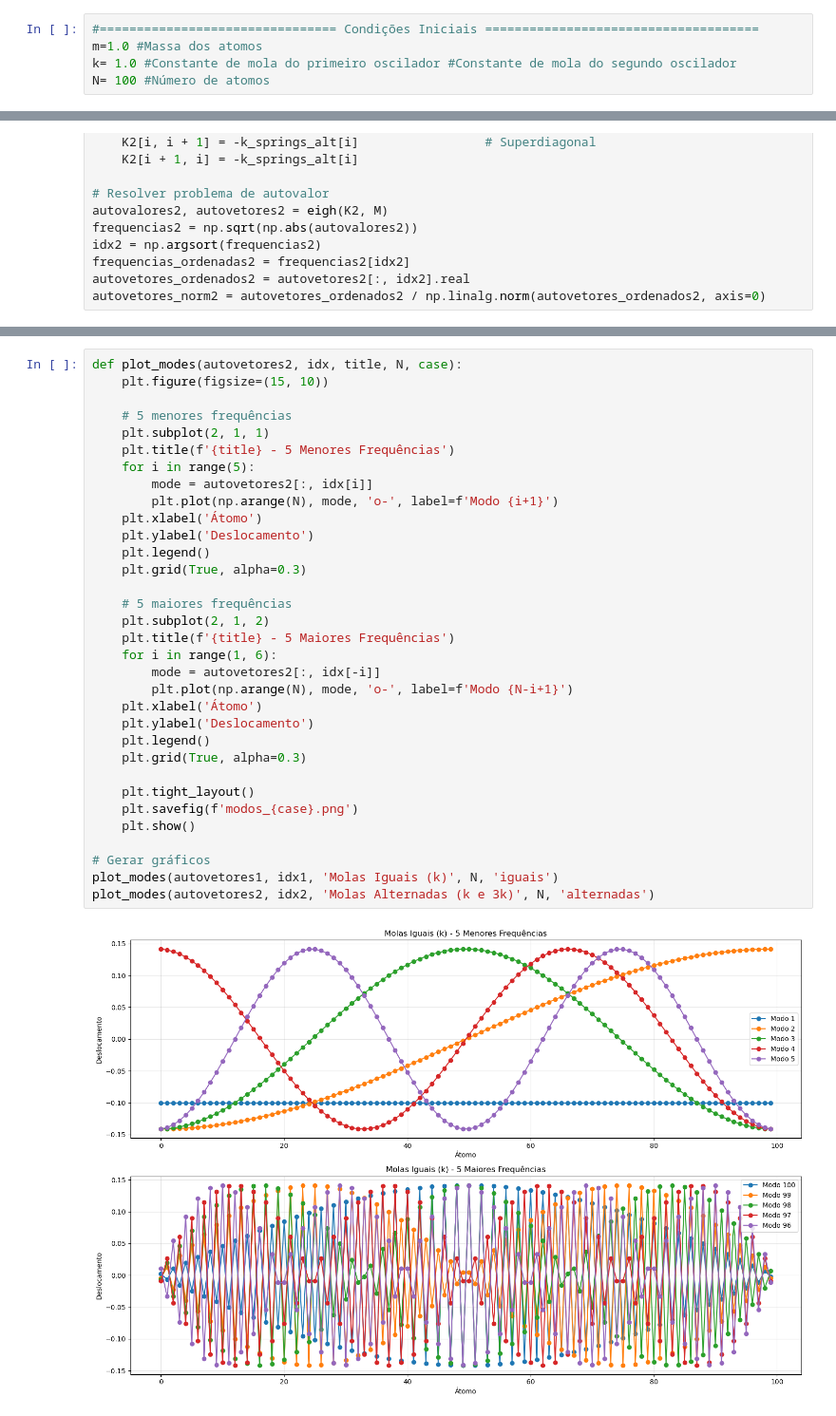
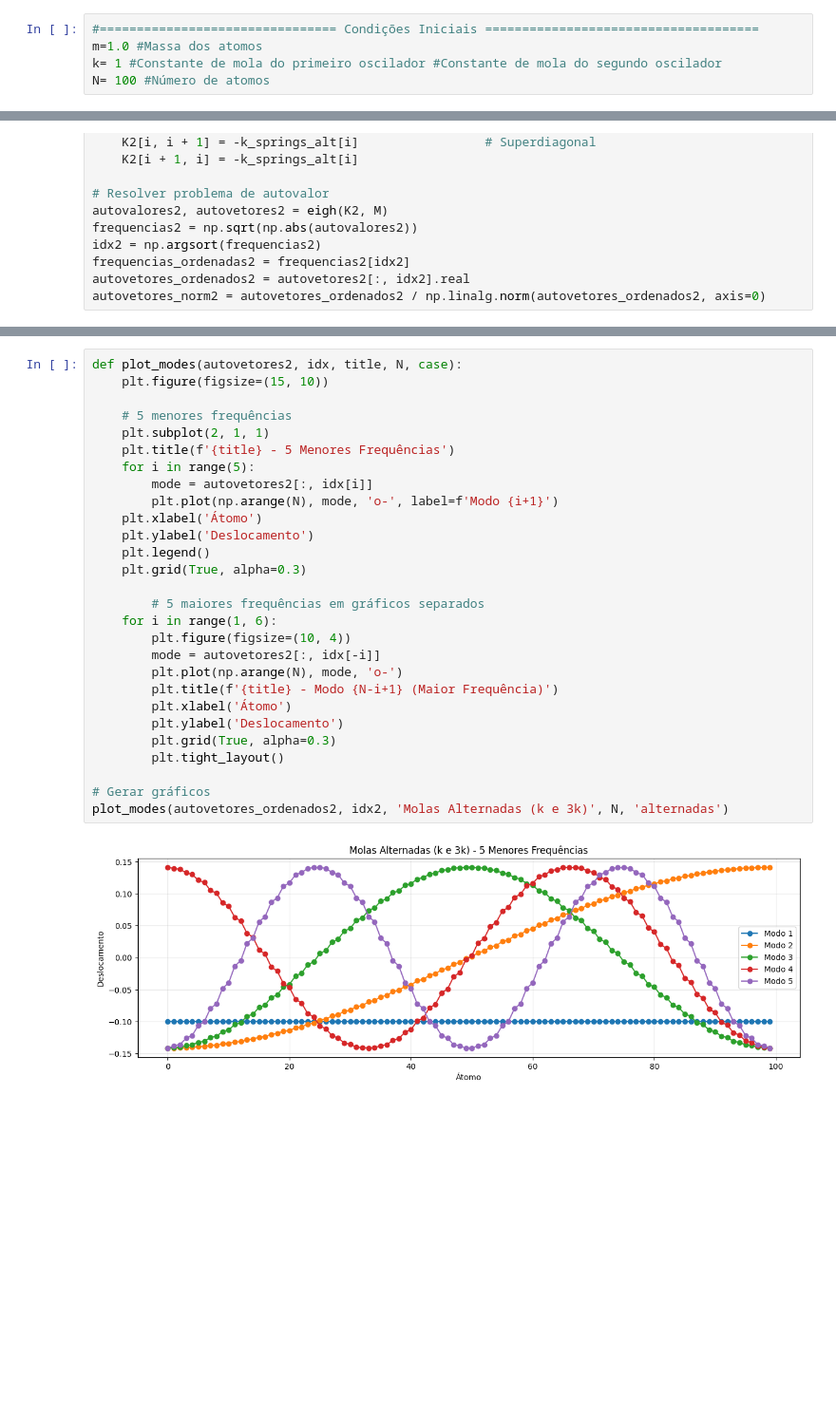
Before and after one commit to pimazzo/AV5, a Jupyter notebook: AV5.ipynb, the cells around one changed output, grey strips where cells are left out. Shown at 95% size. Saved outputs shown, nothing was run; the diff lists cells and outputs as text; blank space fills up the shorter version.

```diff
--- a/AV5.ipynb
+++ b/AV5.ipynb
@@ -11,7 +13,7 @@ import time
 # %%
 #================================ Condições Iniciais =====================================
 m=1.0 #Massa dos atomos
-k= 1.0 #Constante de mola do primeiro oscilador #Constante de mola do segundo oscilador
+k= 1 #Constante de mola do primeiro oscilador #Constante de mola do segundo oscilador
 N= 100 #Número de atomos
 # %%
 # Matriz de massa
@@ -76,35 +89,30 @@ plt.show()
 # %%
 def plot_modes(autovetores2, idx, title, N, case):
     plt.figure(figsize=(15, 10))
 
     # 5 menores frequências
     plt.subplot(2, 1, 1)
     plt.title(f'{title} - 5 Menores Frequências')
     for i in range(5):
         mode = autovetores2[:, idx[i]]
         plt.plot(np.arange(N), mode, 'o-', label=f'Modo {i+1}')
     plt.xlabel('Átomo')
     plt.ylabel('Deslocamento')
     plt.legend()
     plt.grid(True, alpha=0.3)
 
-    # 5 maiores frequências
-    plt.subplot(2, 1, 2)
-    plt.title(f'{title} - 5 Maiores Frequências')
+        # 5 maiores frequências em gráficos separados
     for i in range(1, 6):
+        plt.figure(figsize=(10, 4))
         mode = autovetores2[:, idx[-i]]
-        plt.plot(np.arange(N), mode, 'o-', label=f'Modo {N-i+1}')
-    plt.xlabel('Átomo')
-    plt.ylabel('Deslocamento')
-    plt.legend()
-    plt.grid(True, alpha=0.3)
-
-    plt.tight_layout()
-    plt.savefig(f'modos_{case}.png')
-    plt.show()
+        plt.plot(np.arange(N), mode, 'o-')
+        plt.title(f'{title} - Modo {N-i+1} (Maior Frequência)')
+        plt.xlabel('Átomo')
+        plt.ylabel('Deslocamento')
+        plt.grid(True, alpha=0.3)
+        plt.tight_layout()
 
 # Gerar gráficos
-plot_modes(autovetores1, idx1, 'Molas Iguais (k)', N, 'iguais')
-plot_modes(autovetores2, idx2, 'Molas Alternadas (k e 3k)', N, 'alternadas')
+plot_modes(autovetores_ordenados2, idx2, 'Molas Alternadas (k e 3k)', N, 'alternadas')
 # %% [output]
-[figure, old version]
+[figure, new version]
```
Also changed, not shown: parts of 5 cells of this notebook, 4 other files.
